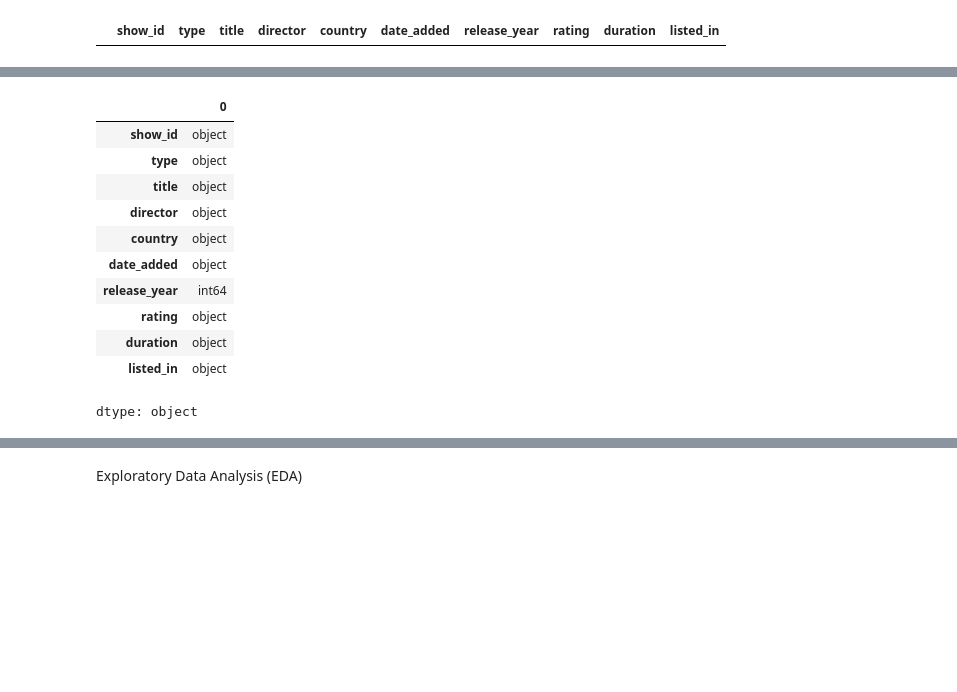
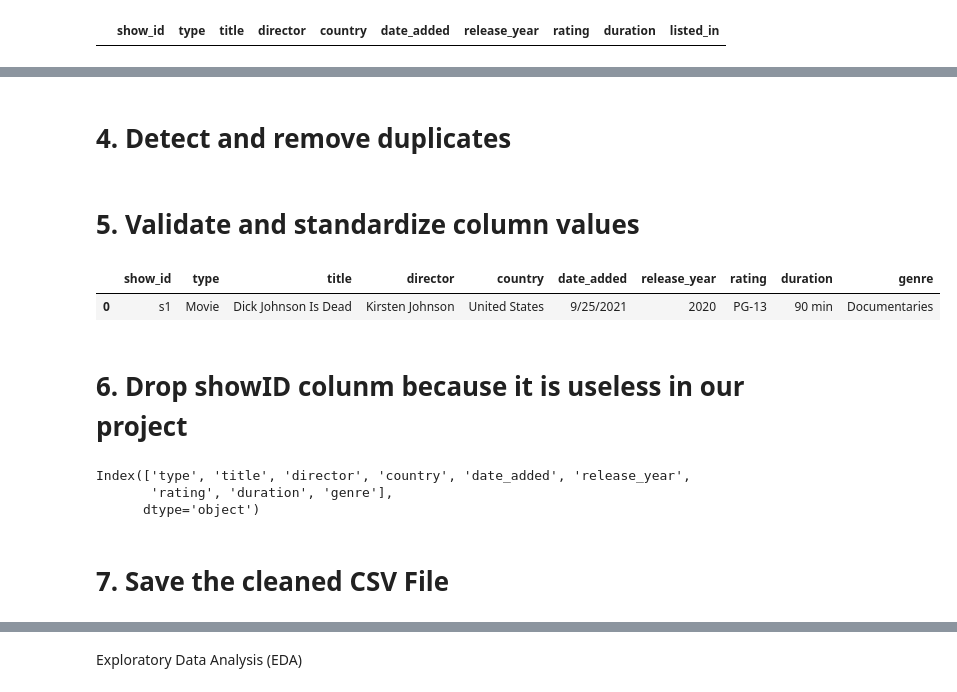
Before and after one commit to Kingculture-langa/Netflix-Data-analysis, a Jupyter notebook: Nextflix_Data_Analysis.ipynb, the cells around one changed output, grey strips where cells are left out. Drawn from its saved outputs; the diff is of its cells as text; code cells hidden in the pictures; blank space fills up the shorter version.

```diff
--- a/Nextflix_Data_Analysis.ipynb
+++ b/Nextflix_Data_Analysis.ipynb
@@ -146,15 +172,2 @@ dtype: int64
-# %%
-df.dtypes
-# %% [output]
-|  | 0 |
-| show_id | object |
-| type | object |
-| title | object |
-| director | object |
-| country | object |
-| date_added | object |
-| release_year | int64 |
-| rating | object |
-| duration | object |
-| listed_in | object |
-dtype: object
+# %% [markdown]
+# 4. Detect and remove duplicates
@@ -160,0 +183,19 @@ dtype: object
+# %% [markdown]
+# 5. Validate and standardize column values
+# %%
+df.rename(columns={"listed_in":"genre"}, inplace=True)
+df.head(1)
+# %% [output]
+|  | show_id | type | title | director | country | date_added | release_year | rating | duration | genre |
+| 0 | s1 | Movie | Dick Johnson Is Dead | Kirsten Johnson | United States | 9/25/2021 | 2020 | PG-13 | 90 min | Documentaries |
+# %% [markdown]
+# 6. Drop showID colunm because it is useless in our project
+# %%
+df.drop(["show_id"], axis=1 ,inplace=True)
+df.columns
+# %% [output]
+Index(['type', 'title', 'director', 'country', 'date_added', 'release_year',
+       'rating', 'duration', 'genre'],
+      dtype='object')
+# %% [markdown]
+# 7. Save the cleaned CSV File
```
Also changed, not shown: parts of 37 cells of this notebook.
